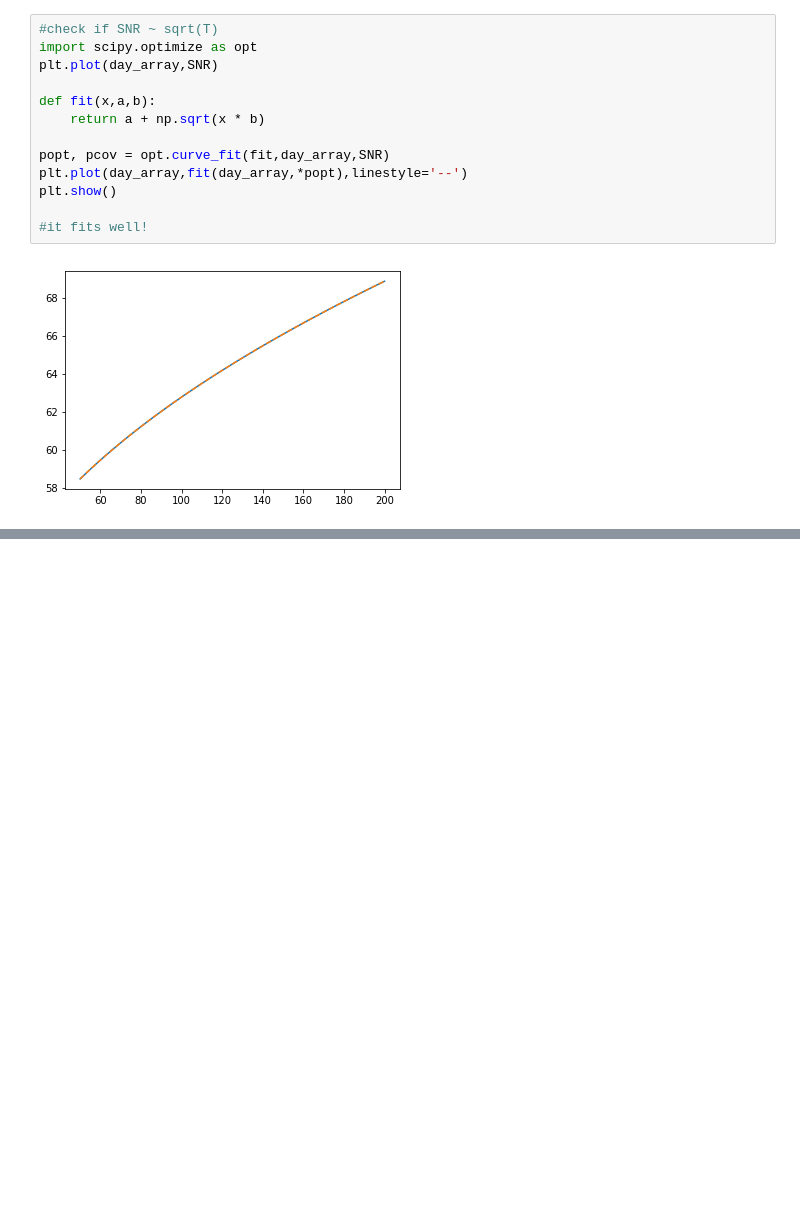
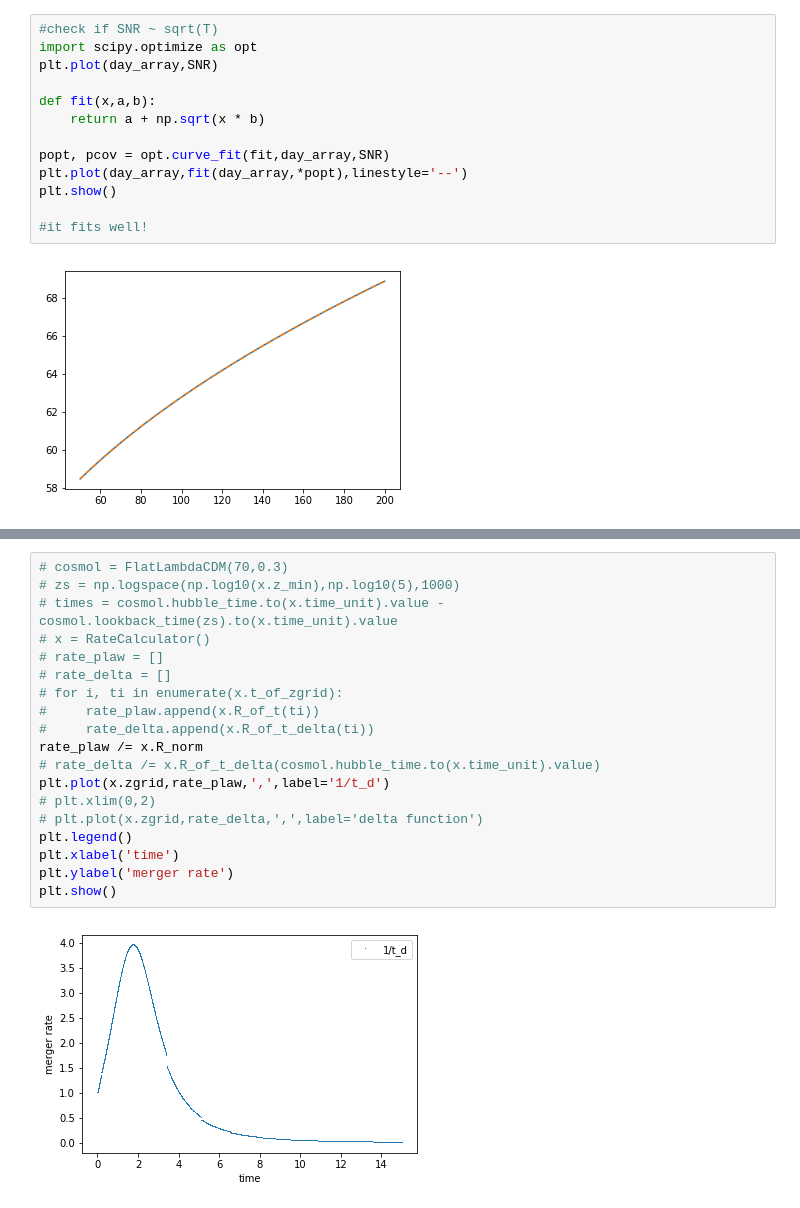
Before and after one commit to afarah18/stochastic_cosmo, a Jupyter notebook: horizon_dist_calculator.ipynb, the cells around one changed output, grey strips where cells are left out. Drawn from its saved outputs; the diff is of its cells as text; blank space fills up the shorter version.

```diff
--- a/horizon_dist_calculator.ipynb
+++ b/horizon_dist_calculator.ipynb
@@ -705,0 +791,21 @@ plt.show()
+# %%
+# cosmol = FlatLambdaCDM(70,0.3)
+# zs = np.logspace(np.log10(x.z_min),np.log10(5),1000)
+# times = cosmol.hubble_time.to(x.time_unit).value - cosmol.lookback_time(zs).to(x.time_unit).value
+# x = RateCalculator()
+# rate_plaw = []
+# rate_delta = []
+# for i, ti in enumerate(x.t_of_zgrid):
+#     rate_plaw.append(x.R_of_t(ti))
+#     rate_delta.append(x.R_of_t_delta(ti))
+rate_plaw /= x.R_norm
+# rate_delta /= x.R_of_t_delta(cosmol.hubble_time.to(x.time_unit).value)
+plt.plot(x.zgrid,rate_plaw,',',label='1/t_d')
+# plt.xlim(0,2)
+# plt.plot(x.zgrid,rate_delta,',',label='delta function')
+plt.legend()
+plt.xlabel('time')
+plt.ylabel('merger rate')
+plt.show()
+# %% [output]
+[figure, added]
```
Also changed, not shown: parts of 30 cells of this notebook.
